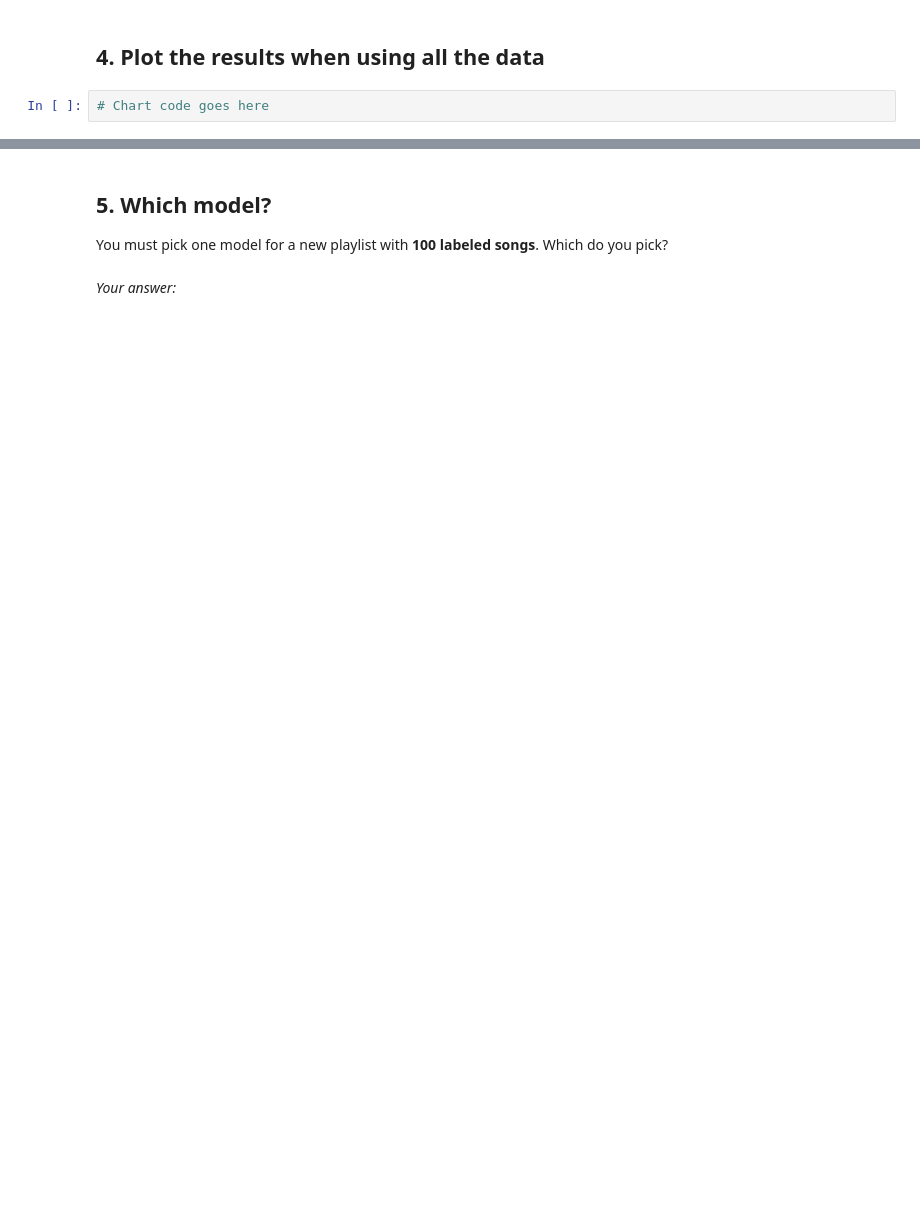
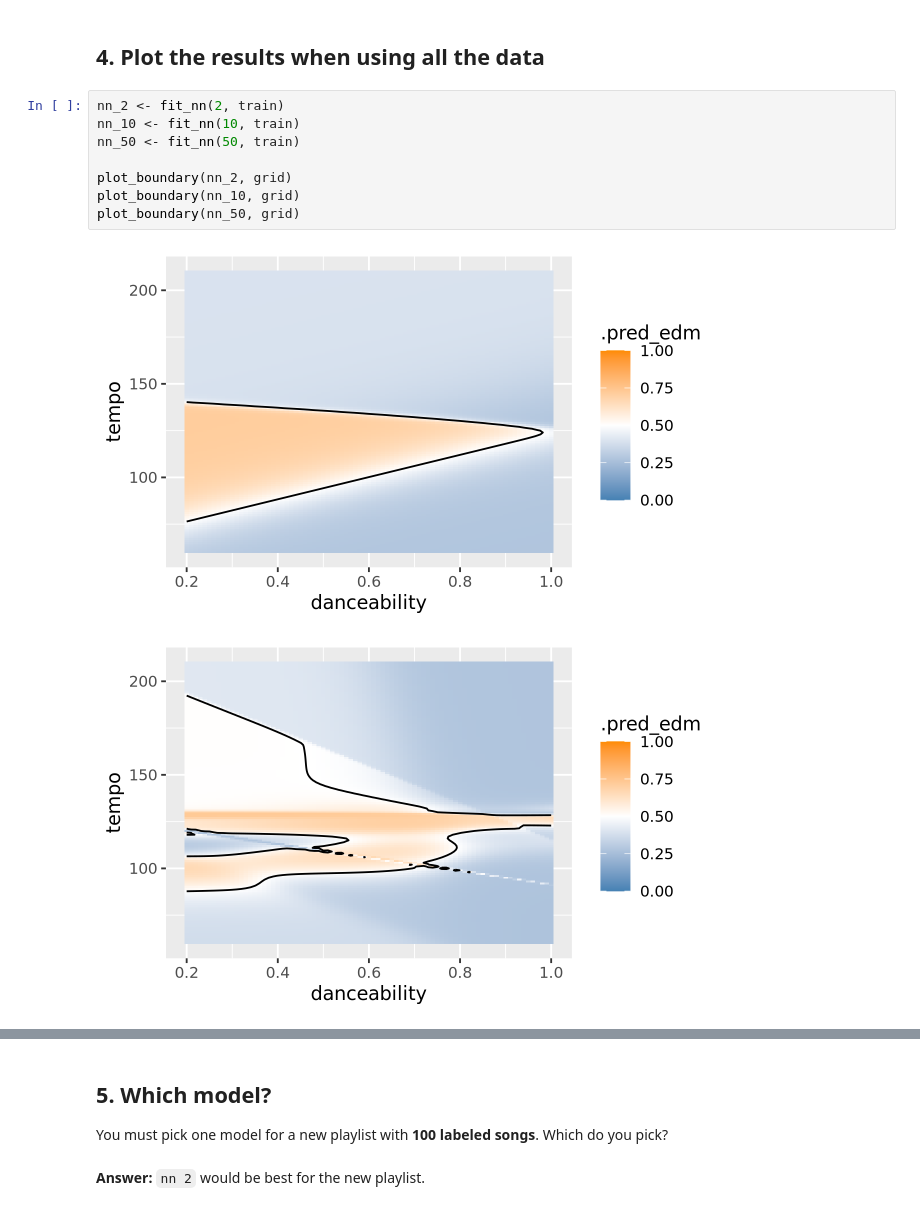
Before and after one commit to flocheung/bios512, a Jupyter notebook: exercises/16-nn-exercise.ipynb, the cells around one changed output, grey strips where cells are left out. Saved outputs shown, nothing was run; the diff lists cells and outputs as text; blank space fills up the shorter version.

```diff
--- a/exercises/16-nn-exercise.ipynb
+++ b/exercises/16-nn-exercise.ipynb
@@ -116,4 +171,13 @@ Run `compare_models()` again, with all of `train` (about 5,500 songs).
 # %% [markdown]
 ## 4. Plot the results when using all the data
 # %%
-# Chart code goes here
+nn_2 <- fit_nn(2, train)
+nn_10 <- fit_nn(10, train)
+nn_50 <- fit_nn(50, train)
+
+plot_boundary(nn_2, grid)
+plot_boundary(nn_10, grid)
+plot_boundary(nn_50, grid)
+# %% [output]
+[figure, added]
+[figure, added]
@@ -122,4 +187,5 @@ Run `compare_models()` again, with all of `train` (about 5,500 songs).
 
 You must pick one model for a new playlist with **100 labeled songs**. Which do you pick?
 # %% [markdown]
-*Your answer:*
+**Answer:**
+`nn 2` would be best for the new playlist.
```
Also changed, not shown: parts of 7 cells of this notebook, 1 other file.
